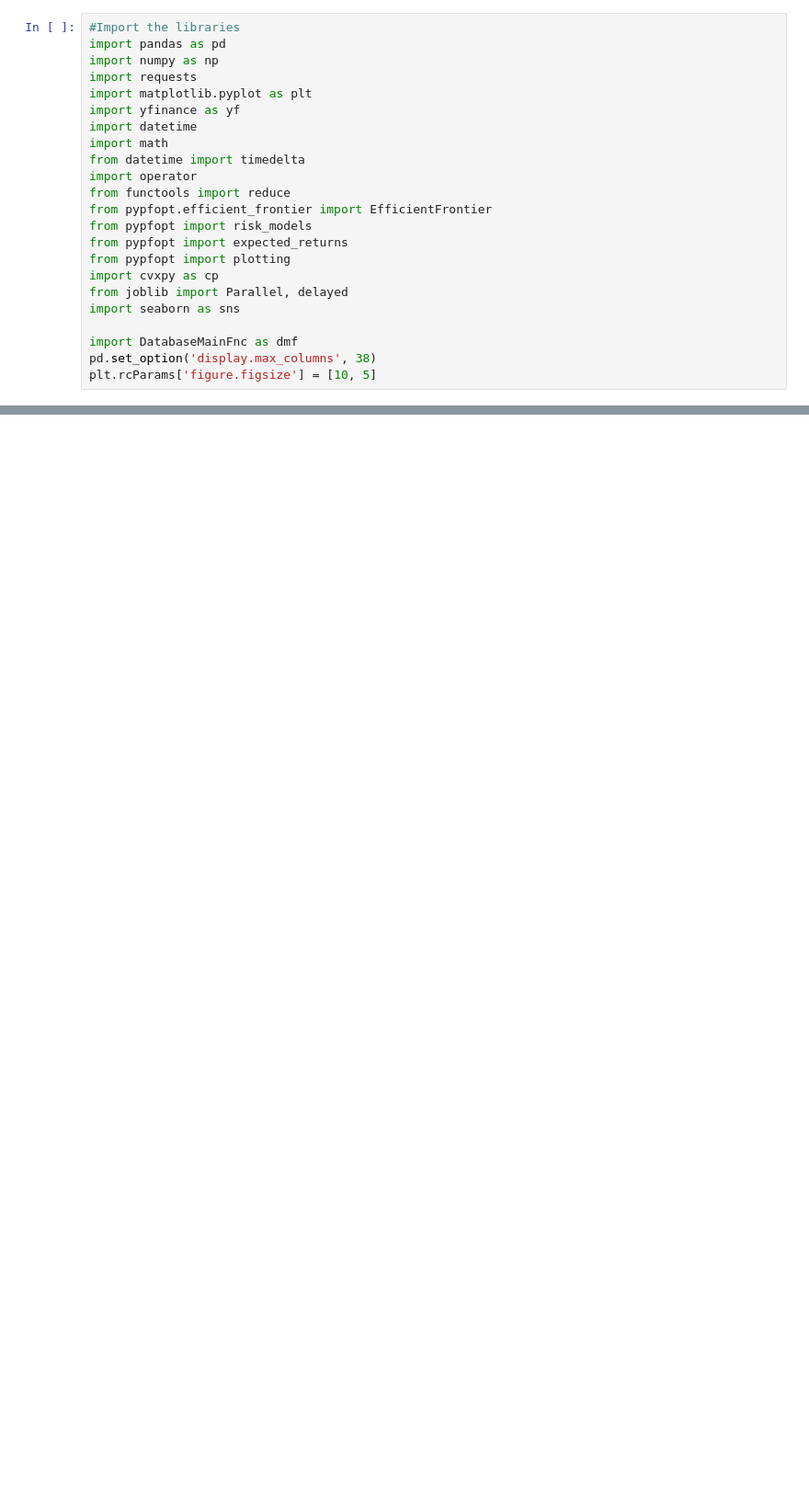
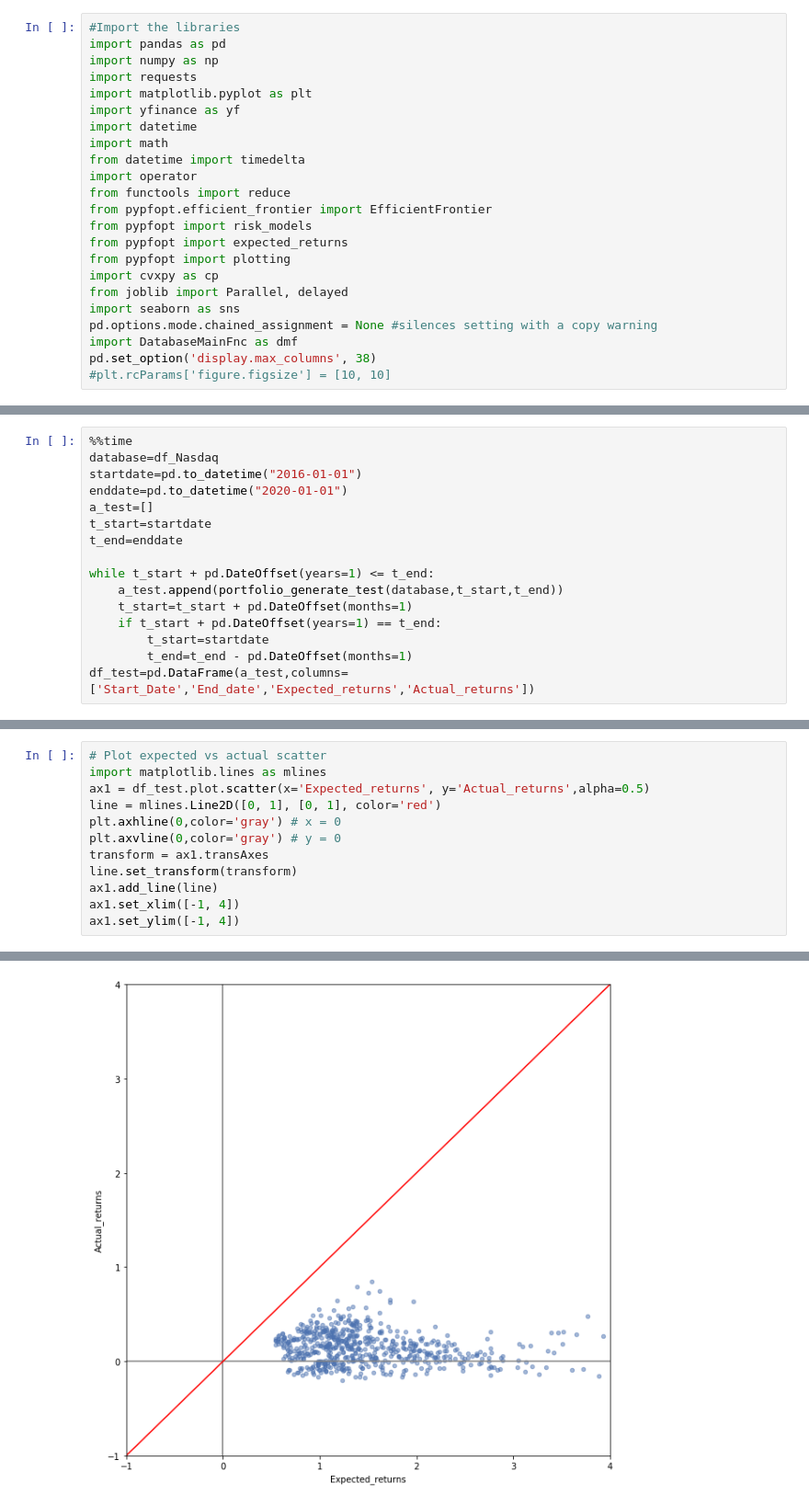
Before and after one commit to pat42w/EF_Portfolio_Optimization, a Jupyter notebook: Pat_Testing_nb.ipynb, the cells around one changed output, grey strips where cells are left out. Shown at 92% size. Cells and saved outputs as stored; diff of their text form; blank space fills up the shorter version.

Commit message:
portfolio_generate_test function created

```diff
--- a/Pat_Testing_nb.ipynb
+++ b/Pat_Testing_nb.ipynb
@@ -45,7 +45,7 @@ from pypfopt import plotting
 import cvxpy as cp
 from joblib import Parallel, delayed
 import seaborn as sns
-
+pd.options.mode.chained_assignment = None #silences setting with a copy warning
 import DatabaseMainFnc as dmf
 pd.set_option('display.max_columns', 38)
-plt.rcParams['figure.figsize'] = [10, 5]
+#plt.rcParams['figure.figsize'] = [10, 10]
@@ -183,0 +177,16 @@ Wall time: 233 ms
+# %%
+%%time
+database=df_Nasdaq
+startdate=pd.to_datetime("2016-01-01")
+enddate=pd.to_datetime("2020-01-01")
+a_test=[]
+t_start=startdate
+t_end=enddate
+
+while t_start + pd.DateOffset(years=1) <= t_end:
+    a_test.append(portfolio_generate_test(database,t_start,t_end))
+    t_start=t_start + pd.DateOffset(months=1)
+    if t_start + pd.DateOffset(years=1) == t_end:
+        t_start=startdate
+        t_end=t_end - pd.DateOffset(months=1)
+df_test=pd.DataFrame(a_test,columns=['Start_Date','End_date','Expected_returns','Actual_returns'])
@@ -183,0 +211,13 @@ Wall time: 233 ms
+# %%
+# Plot expected vs actual scatter
+import matplotlib.lines as mlines
+ax1 = df_test.plot.scatter(x='Expected_returns', y='Actual_returns',alpha=0.5)
+line = mlines.Line2D([0, 1], [0, 1], color='red')
+plt.axhline(0,color='gray') # x = 0
+plt.axvline(0,color='gray') # y = 0
+transform = ax1.transAxes
+line.set_transform(transform)
+ax1.add_line(line)
+ax1.set_xlim([-1, 4])
+ax1.set_ylim([-1, 4])
+# %% [output]
@@ -183,0 +225 @@ Wall time: 233 ms
+[figure, added]
```
Also changed, not shown: parts of 11 cells of this notebook, 1 other file.
